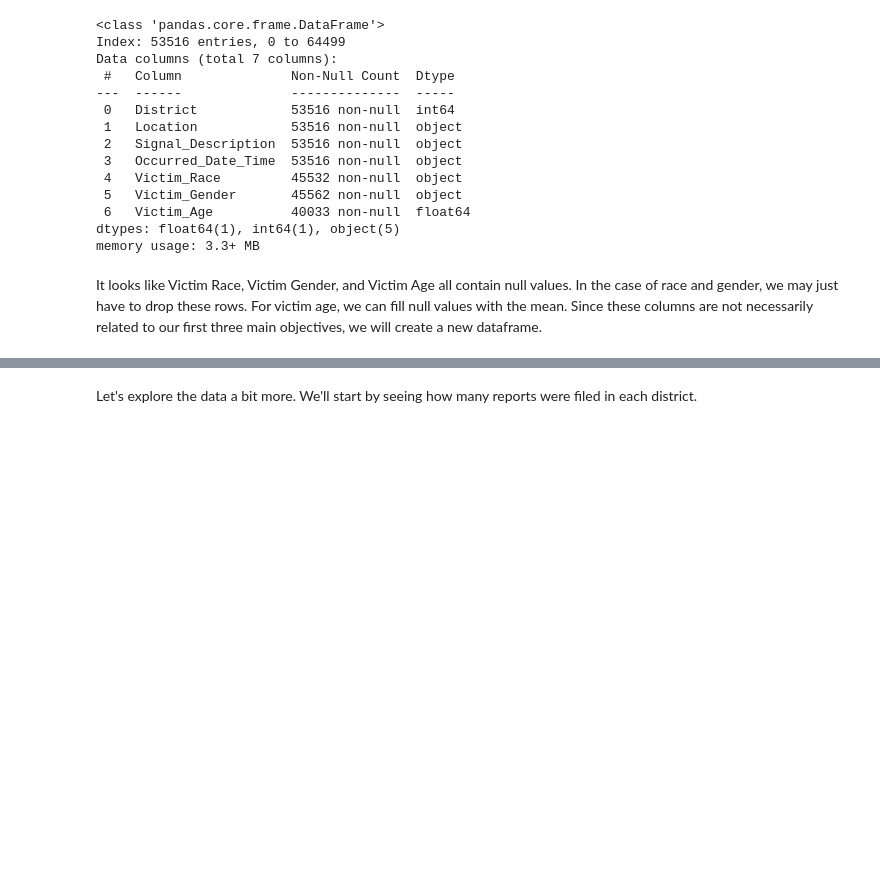
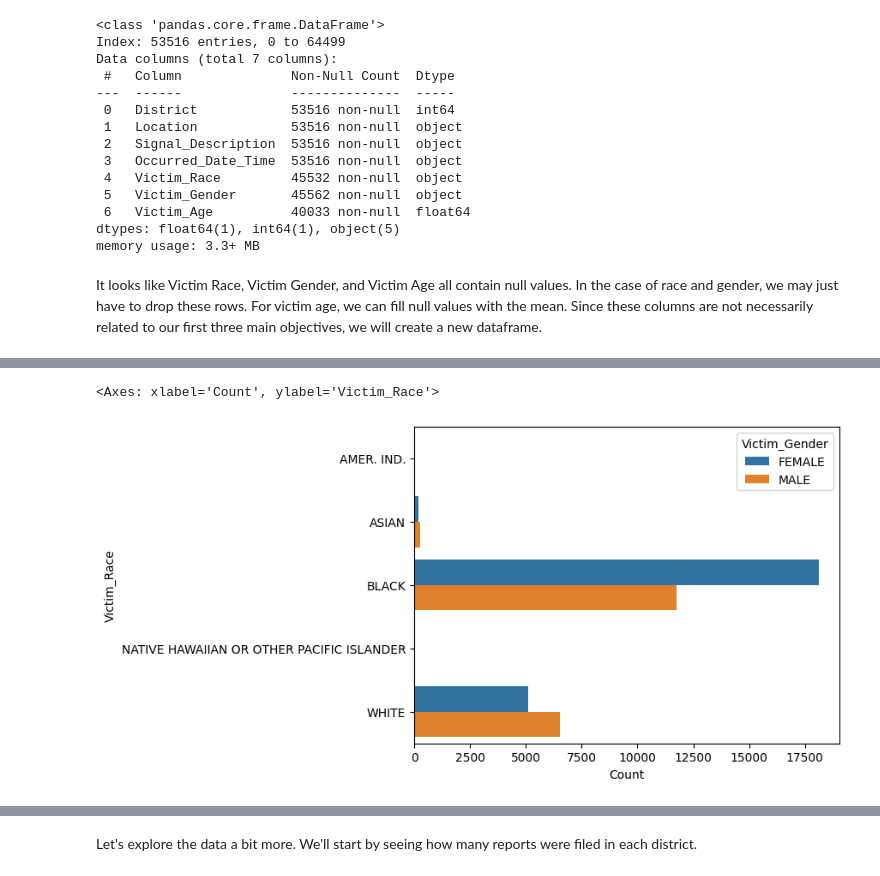
Before and after one commit to yarbschris/ds-final, a Jupyter notebook: finalProject.ipynb, the cells around one changed output, grey strips where cells are left out. Drawn from its saved outputs; the diff is of its cells as text; code cells hidden in the pictures; blank space fills up the shorter version.

```diff
--- a/finalProject.ipynb
+++ b/finalProject.ipynb
@@ -103,0 +140,6 @@ For example, when doing 'df[col].method(value, inplace=True)', try using 'df.met
+# %%
+reports_by_race_gender = reports_with_victim_info.groupby(["Victim_Race", "Victim_Gender"]).size().reset_index(name="Count")
+sns.barplot(reports_by_race_gender, y="Victim_Race", x="Count", hue="Victim_Gender")
+# %% [output]
+<Axes: xlabel='Count', ylabel='Victim_Race'>
+[figure, added]
```
Also changed, not shown: parts of 7 cells of this notebook.
